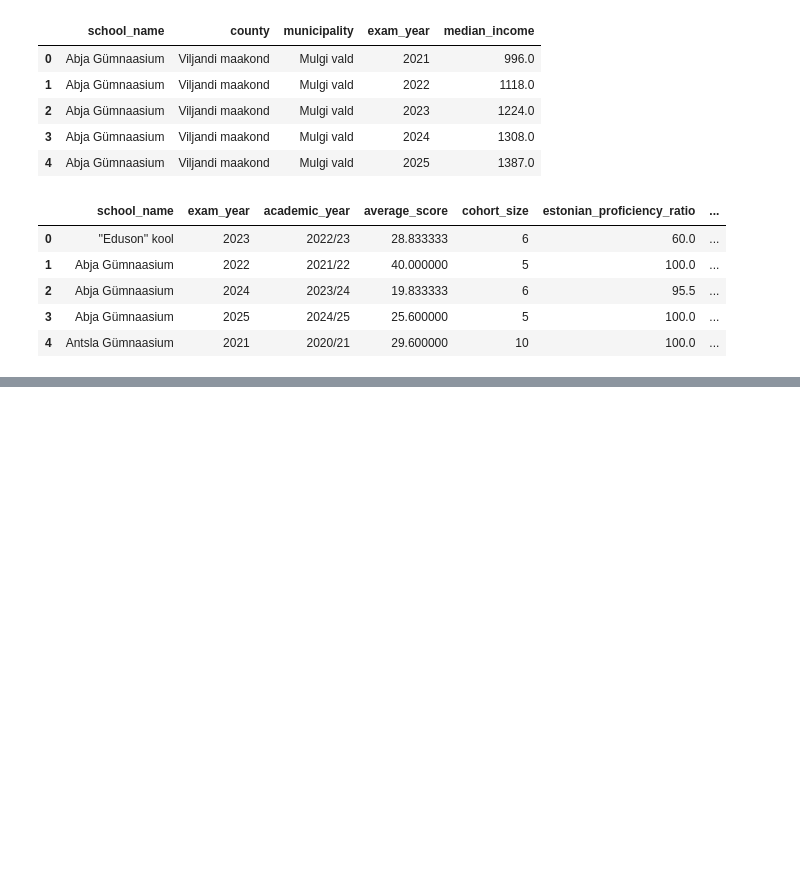
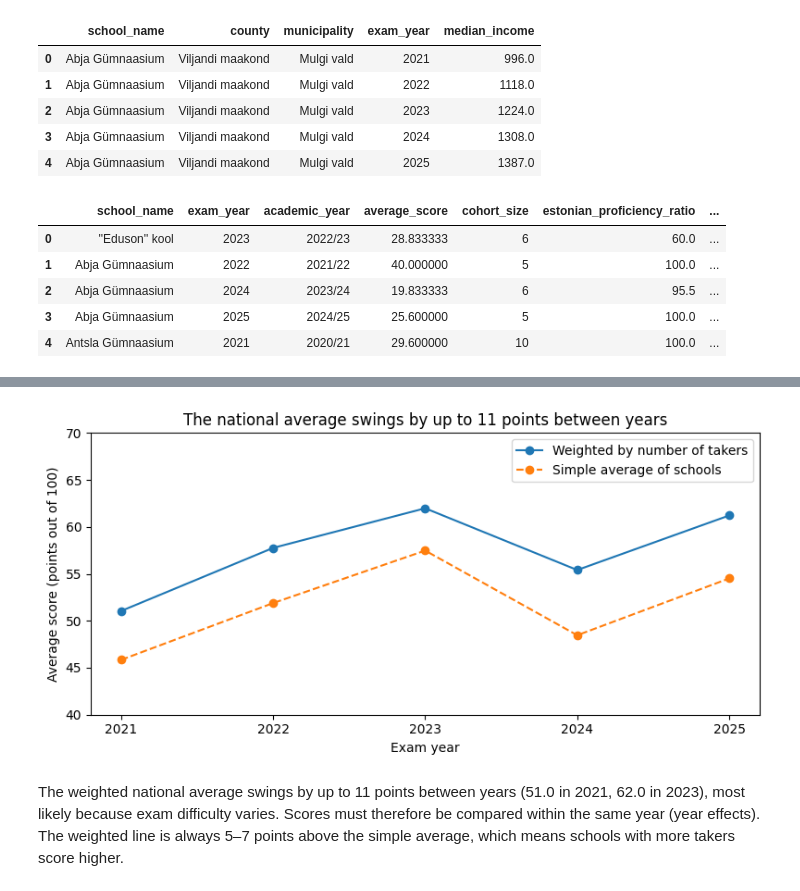
Before and after one commit to valpar/estonia-exam-gap, a Jupyter notebook: notebooks/Features.ipynb, the cells around one changed output, grey strips where cells are left out. Cells and saved outputs as stored; diff of their text form; code cells hidden in the pictures; blank space fills up the shorter version.

```diff
--- a/notebooks/Features.ipynb
+++ b/notebooks/Features.ipynb
@@ -1057,0 +1151,11 @@ df_master.head()
+# %%
+# National average per year, weighted by takers: all students' points / all students.
+# Step 1: each school's total points (average x takers), added up per year
+points = (df_master['average_score'] * df_master['cohort_size']).groupby(df_master['exam_year']).sum()
+
+# Step 2: divide by all takers per year -> weighted national average
+yearly = (points / df_master.groupby('exam_year')['cohort_size'].sum()).to_frame('national_average')
+
+# For comparison: the simple average of school averages (every school counts equally)
+yearly['simple_average'] = df_master.groupby('exam_year')['average_score'].mean()
+yearly
@@ -1057,0 +1170,17 @@ df_master.head()
+# %%
+# Line chart: one line per way of averaging, one point per year
+fig, ax = plt.subplots(figsize=(8, 4))
+ax.plot(yearly.index, yearly['national_average'], marker='o', label='Weighted by number of takers')
+ax.plot(yearly.index, yearly['simple_average'], marker='o', linestyle='--', label='Simple average of schools')
+
+ax.set_xticks(yearly.index)      # show only whole years on the x-axis (no 2021.5)
+ax.set_ylim(40, 70)              # zoom in so the year-to-year swings are visible
+ax.set(title='The national average swings by up to 11 points between years',
+       xlabel='Exam year', ylabel='Average score (points out of 100)')
+ax.legend()
+fig.tight_layout()
+plt.show()
+# %% [output]
+[figure, added]
+# %% [markdown]
+The weighted national average swings by up to 11 points between years (51.0 in 2021, 62.0 in 2023), most likely because exam difficulty varies. Scores must therefore be compared within the same year (year effects). The weighted line is always 5–7 points above the simple average, which means schools with more takers score higher.
```
Also changed, not shown: parts of 24 cells of this notebook.
